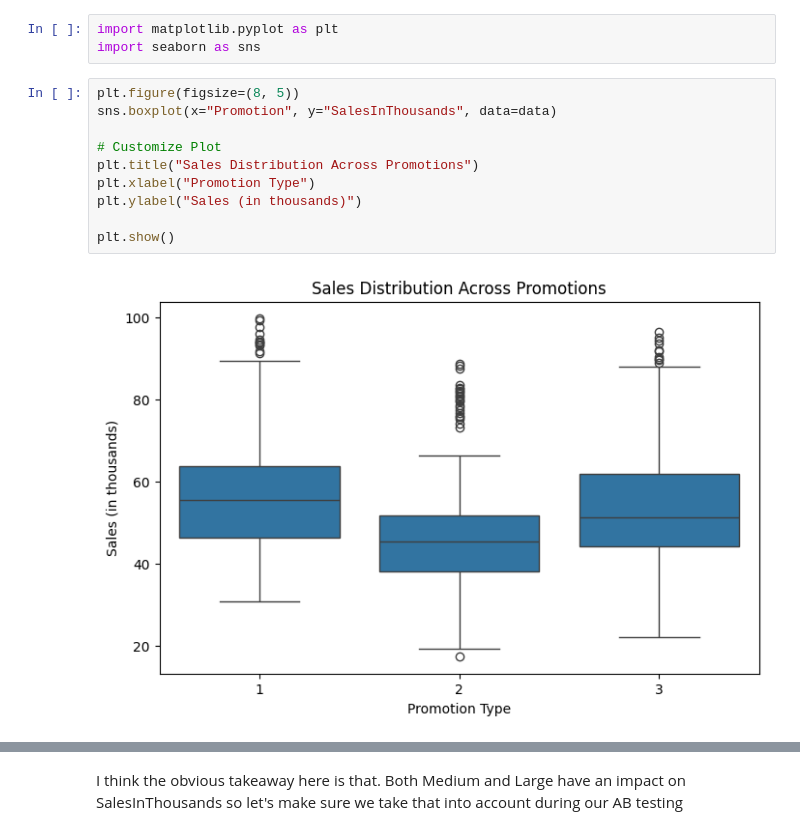
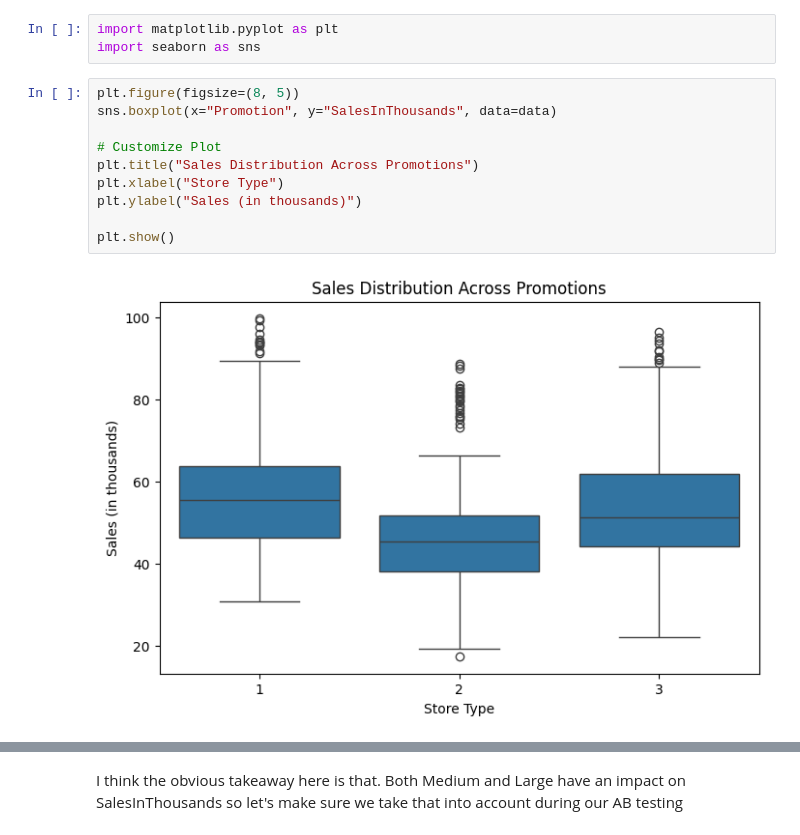
Before and after one commit to jacobrak/AB-testing-Marketing, a Jupyter notebook: AB testing.ipynb, the cells around one changed output, grey strips where cells are left out. Drawn from its saved outputs; the diff is of its cells as text.

```diff
--- a/AB testing.ipynb
+++ b/AB testing.ipynb
@@ -35,15 +35,15 @@ import seaborn as sns
 # %%
 plt.figure(figsize=(8, 5))
 sns.boxplot(x="Promotion", y="SalesInThousands", data=data)
 
 # Customize Plot
 plt.title("Sales Distribution Across Promotions")
-plt.xlabel("Promotion Type")
+plt.xlabel("Store Type")
 plt.ylabel("Sales (in thousands)")
 
 plt.show()
 # %% [output]
-[figure, old version]
+[figure, new version]
 # %%
 plt.figure(figsize=(8, 5))
 sns.boxplot(x="MarketSize", y="SalesInThousands", data=data)
```
Also changed, not shown: parts of 14 cells of this notebook.
